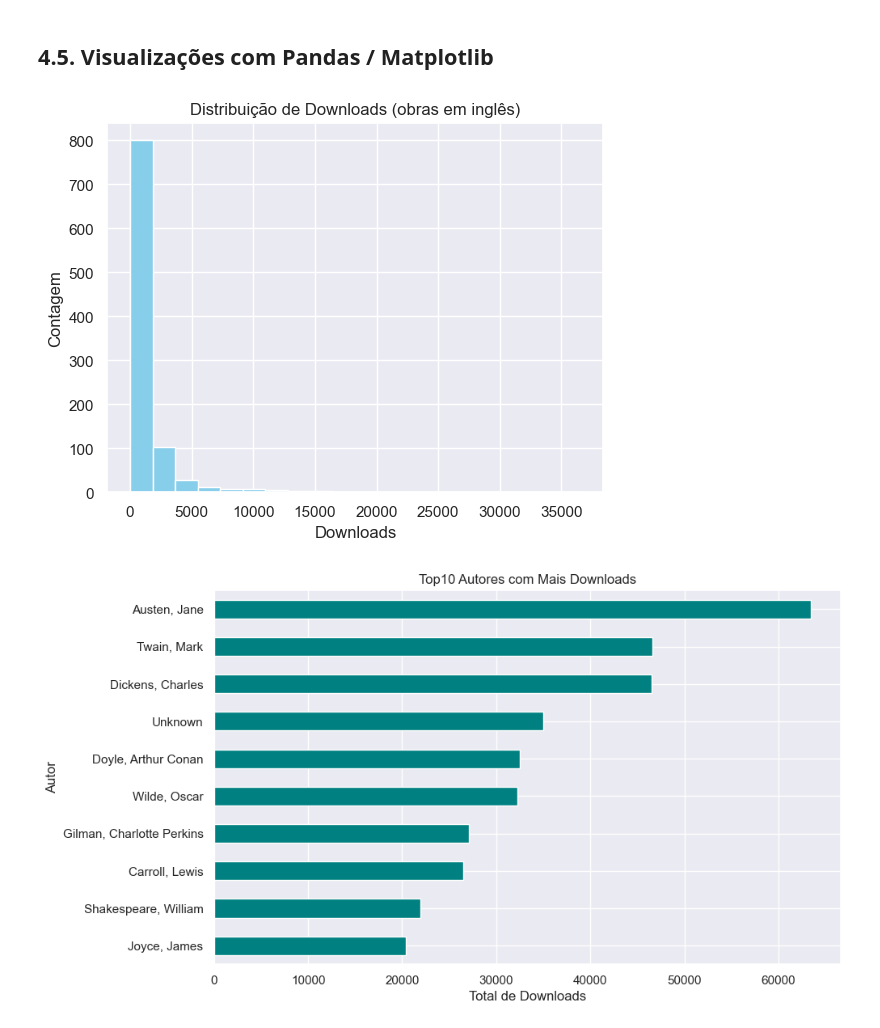
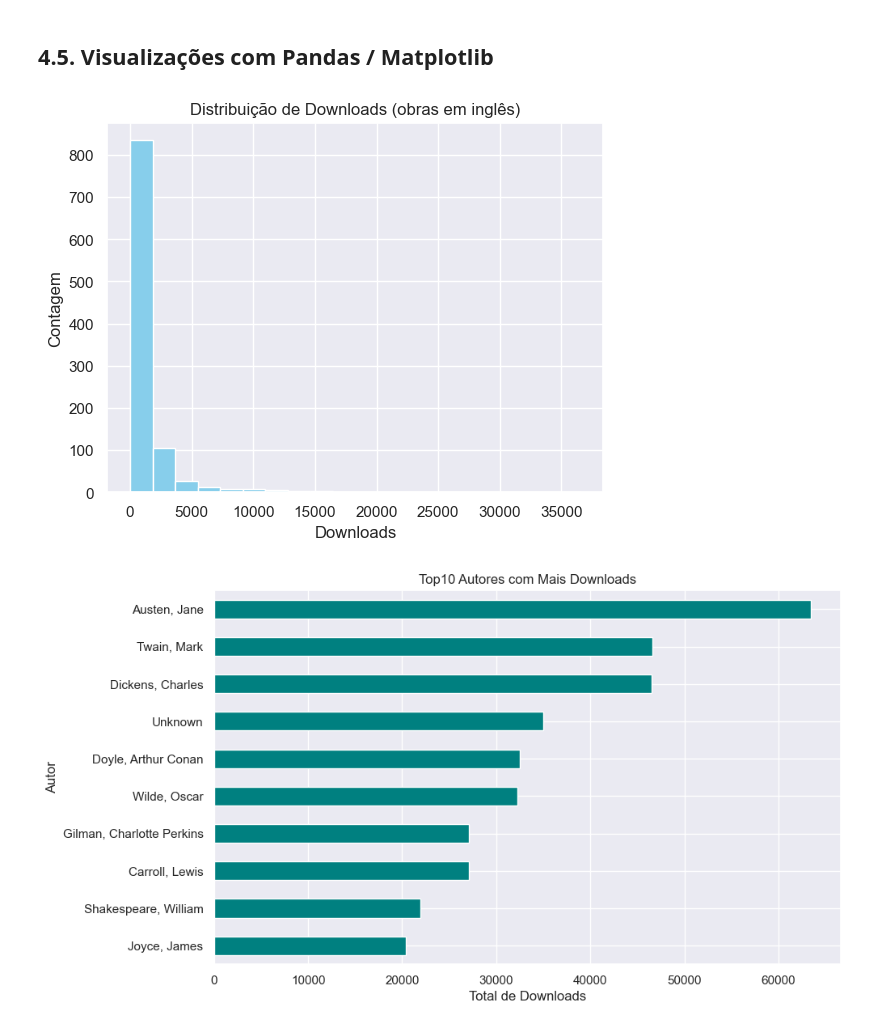
Before and after one commit to Vullkano/Filologia_Digital-Modulo_V, a Jupyter notebook: Session3/FL_Session3.ipynb, the cells around one changed output. Drawn from its saved outputs; the diff is of its cells as text; code cells hidden in the pictures.

```diff
--- a/Session3/FL_Session3.ipynb
+++ b/Session3/FL_Session3.ipynb
@@ -1108,15 +1100,15 @@ Name: metadata.downloads, dtype: float64
 <a class='anchor' id='4.5.'></a>
 ## **4.5. Visualizações com Pandas / Matplotlib**
 # %%
-df_en['metadata.downloads'].hist(bins=20, color='skyblue')
+df['metadata.downloads'].hist(bins=20, color='skyblue')
 plt.title('Distribuição de Downloads (obras em inglês)')
 plt.xlabel('Downloads')
 plt.ylabel('Contagem')
 plt.show()
 # %% [output]
-[figure, old version]
+[figure, new version]
 # %%
-top10 = df_en.groupby('bibliography.author.name')['metadata.downloads'].sum().nlargest(10)
+top10 = df.groupby('bibliography.author.name')['metadata.downloads'].sum().nlargest(10)
 top10.plot(kind='barh', figsize=(10, 6), color='teal')
 plt.title('Top10 Autores com Mais Downloads')
 plt.xlabel('Total de Downloads')
@@ -1124,5 +1116,5 @@ plt.ylabel('Autor')
 plt.gca().invert_yaxis()
 plt.show()
 # %% [output]
-[figure, old version]
+[figure, new version]
 # %%
```
Also changed, not shown: parts of 19 cells of this notebook, 1 other file.
